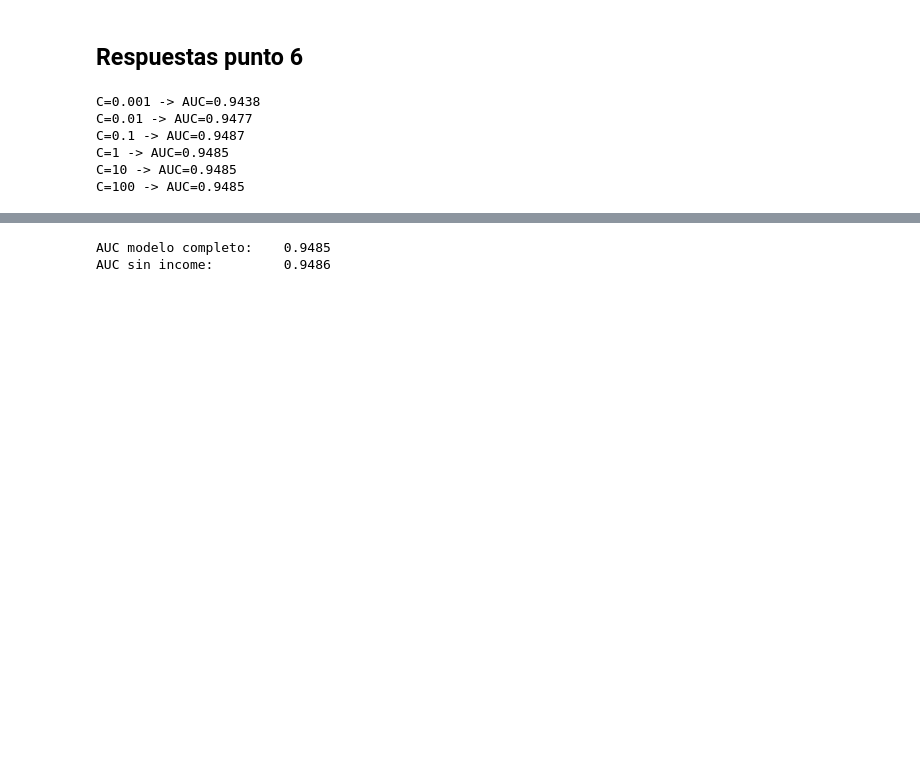
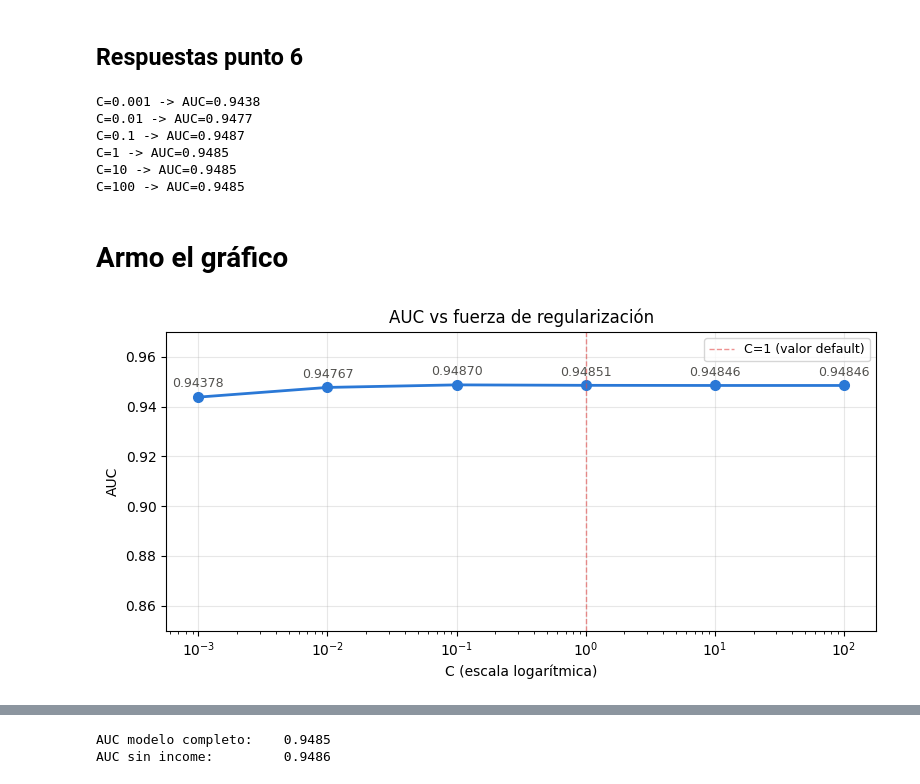
Before and after one commit to nicolassansolini-prog/Automatizacion-1---MIA-2026, a Jupyter notebook: tp3/notebook_03_grupo_6.ipynb, the cells around one changed output, grey strips where cells are left out. Drawn from its saved outputs; the diff is of its cells as text; code cells hidden in the pictures; blank space fills up the shorter version.

```diff
--- a/tp3/notebook_03_grupo_6.ipynb
+++ b/tp3/notebook_03_grupo_6.ipynb
@@ -319,6 +324,42 @@ C=0.1 -> AUC=0.9487
 C=1 -> AUC=0.9485
 C=10 -> AUC=0.9485
 C=100 -> AUC=0.9485
+# %% [markdown]
+# Armo el gráfico
+# %%
+import matplotlib.pyplot as plt
+
+cs = [0.001, 0.01, 0.1, 1, 10, 100]
+aucs = []
+
+for c in cs:
+    modelo = LogisticRegression(C=c, random_state=42)
+    modelo.fit(X_train_scaled, y_train)
+    y_proba = modelo.predict_proba(X_test_scaled)[:, 1]
+    auc = roc_auc_score(y_test, y_proba)
+    aucs.append(auc)
+
+fig, ax = plt.subplots(figsize=(8, 4))
+
+ax.plot(cs, aucs, marker='o', linewidth=2, markersize=7, color='#2a78d6')
+
+for c, auc in zip(cs, aucs):
+    ax.annotate(f'{auc:.5f}', xy=(c, auc), xytext=(0, 7),
+                textcoords='offset points', ha='center', fontsize=9, color='#52514e')
+
+ax.set_xscale('log')
+ax.set_xlabel('C (escala logarítmica)')
+ax.set_ylabel('AUC')
+ax.set_title('AUC vs fuerza de regularización')
+ax.set_ylim(0.85, 0.97)
+ax.grid(True, alpha=0.3)
+ax.axvline(x=1, color='#e34948', linestyle='--', linewidth=1, alpha=0.6, label='C=1 (valor default)')
+ax.legend(fontsize=9)
+
+plt.tight_layout()
+plt.show()
+# %% [output]
+[figure, added]
 # %%
 # Punto 2 - MinMaxScaler
 
```
Also changed, not shown: parts of 13 cells of this notebook.
